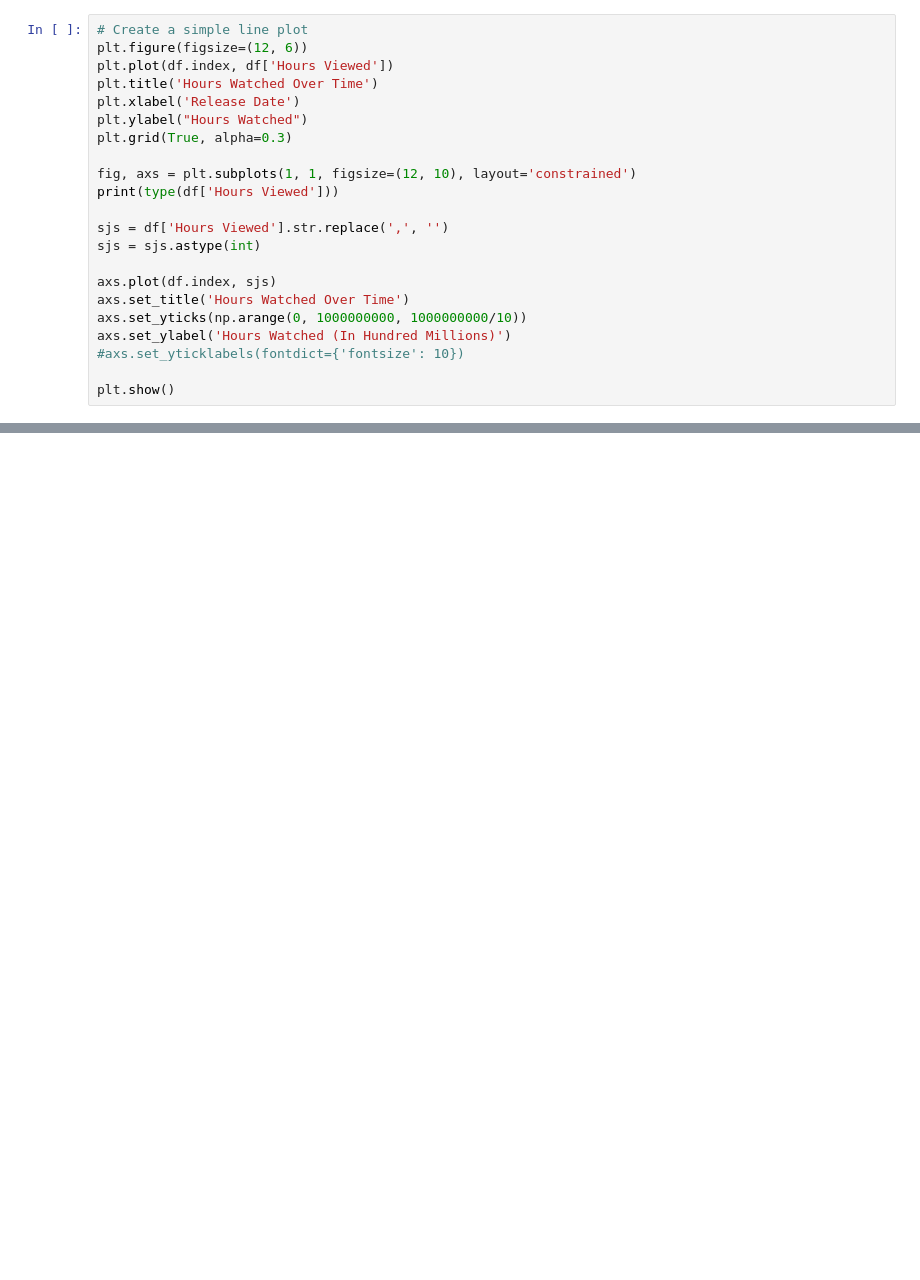
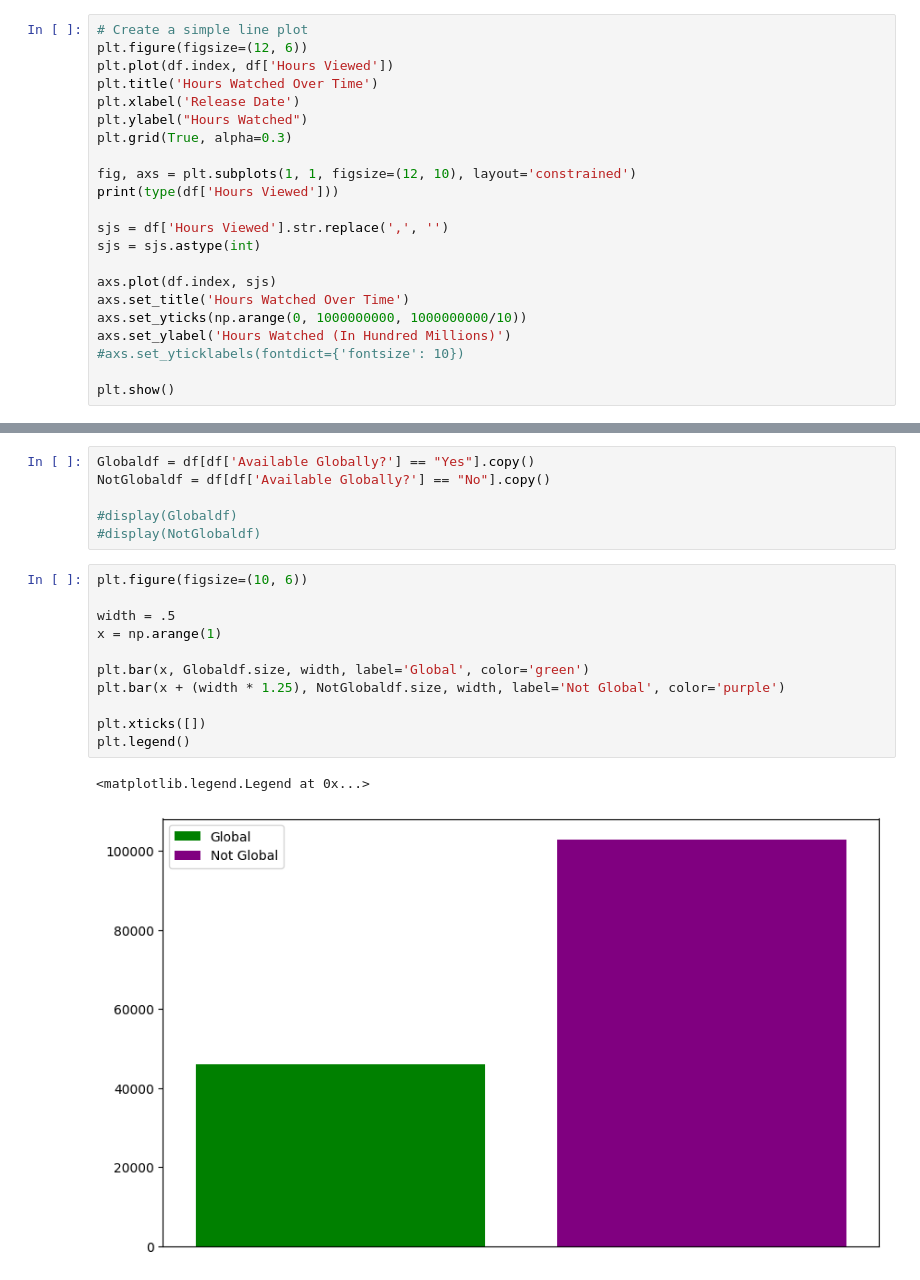
Before and after one commit to Basketj05/NetflixAnalysis, a Jupyter notebook: NetflixAnalysis.ipynb, the cells around one changed output, grey strips where cells are left out. Drawn from its saved outputs; the diff is of its cells as text; blank space fills up the shorter version.

```diff
--- a/NetflixAnalysis.ipynb
+++ b/NetflixAnalysis.ipynb
@@ -112,0 +132,20 @@ Showdf = df[df['Content Type'] == "Show"].copy()
+# %%
+Globaldf = df[df['Available Globally?'] == "Yes"].copy()
+NotGlobaldf = df[df['Available Globally?'] == "No"].copy()
+
+#display(Globaldf)
+#display(NotGlobaldf)
+# %%
+plt.figure(figsize=(10, 6))
+
+width = .5
+x = np.arange(1)
+
+plt.bar(x, Globaldf.size, width, label='Global', color='green')
+plt.bar(x + (width * 1.25), NotGlobaldf.size, width, label='Not Global', color='purple')
+
+plt.xticks([])
+plt.legend()
+# %% [output]
+<matplotlib.legend.Legend at 0x...>
+[figure, added]
```
Also changed, not shown: parts of 5 cells of this notebook.
